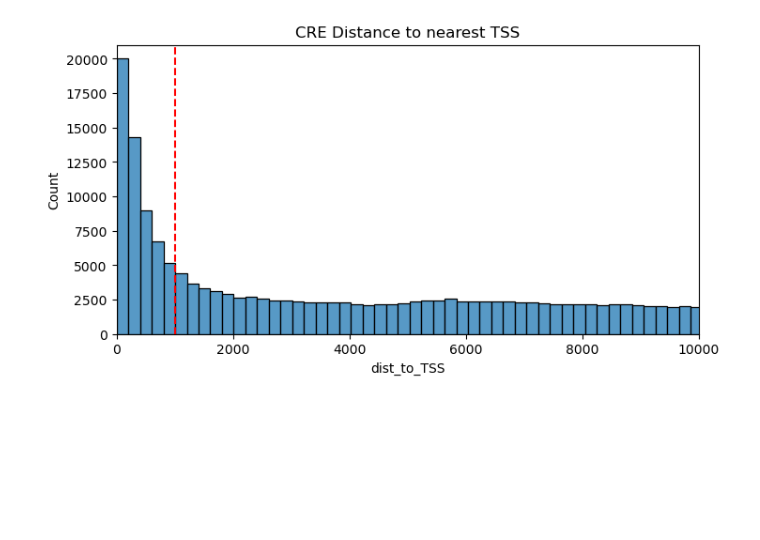
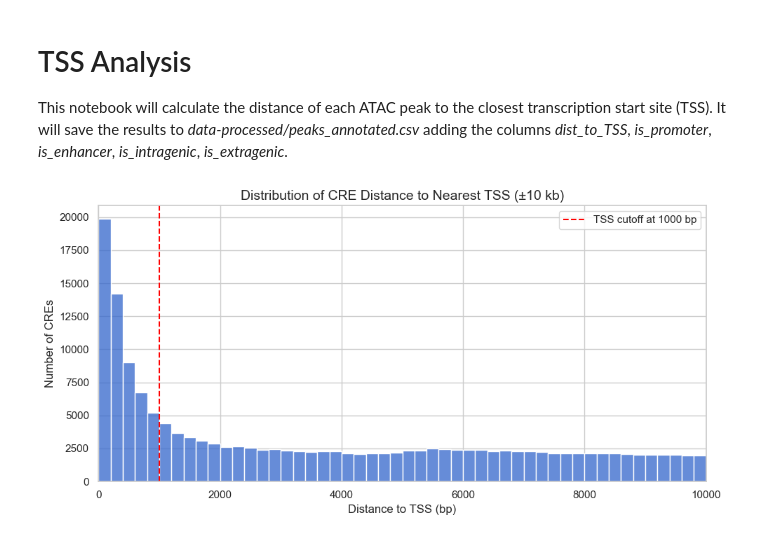
Before and after one commit to Topic2-Gene-Regulation-Immune-Cells/ILC-cells-Team4, a Jupyter notebook: 02_tss_analysis.ipynb, the cells around one changed output. Saved outputs shown, nothing was run; the diff lists cells and outputs as text; code cells hidden in the pictures; blank space fills up the shorter version.

Commit message:
added more analysis

```diff
--- a/02_tss_analysis.ipynb
+++ b/02_tss_analysis.ipynb
@@ -1,3 +1,7 @@
+# %% [markdown]
+# TSS Analysis
+
+This notebook will calculate the distance of each ATAC peak to the closest transcription start site (TSS). It will save the results to _data-processed/peaks_annotated.csv_ adding the columns *dist_to_TSS*, *is_promoter*, *is_enhancer*, *is_intragenic*, *is_extragenic*.
 # %%
 import pandas as pd
 import numpy as np
@@ -90,11 +95,21 @@ else: # Otherwise load pre-processed peaks
     peaks = pd.read_csv(PROC_PEAKS_PATH)
 # %%
 # Plot the distribution of distances to TSS
-plt.figure(figsize=(8,4))
+# Remove NaNs and limit extreme values for better plot scale
+distances = peaks["dist_to_TSS"].dropna()
+distances = distances[distances.abs() <= 1e4]  # only +/-10 kb
+
+plt.figure(figsize=(10, 5))
+sns.histplot(distances, bins=50, color="#3366cc")
+
+plt.axvline(1000, color="red", linestyle="--", label="TSS cutoff at 1000 bp")
 plt.xlim(0, 10000)
-plt.axvline(x=1000, color='red', linestyle='--')
-sns.histplot(peaks["dist_to_TSS"], bins=10000)
-plt.title("CRE Distance to nearest TSS")
+
+plt.title("Distribution of CRE Distance to Nearest TSS (±10 kb)", fontsize=14)
+plt.xlabel("Distance to TSS (bp)", fontsize=12)
+plt.ylabel("Number of CREs", fontsize=12)
+plt.legend()
+plt.tight_layout()
 plt.show()
 # %% [output]
-[figure, old version]
+[figure, new version]
```
Also changed, not shown: parts of 8 cells of this notebook.
